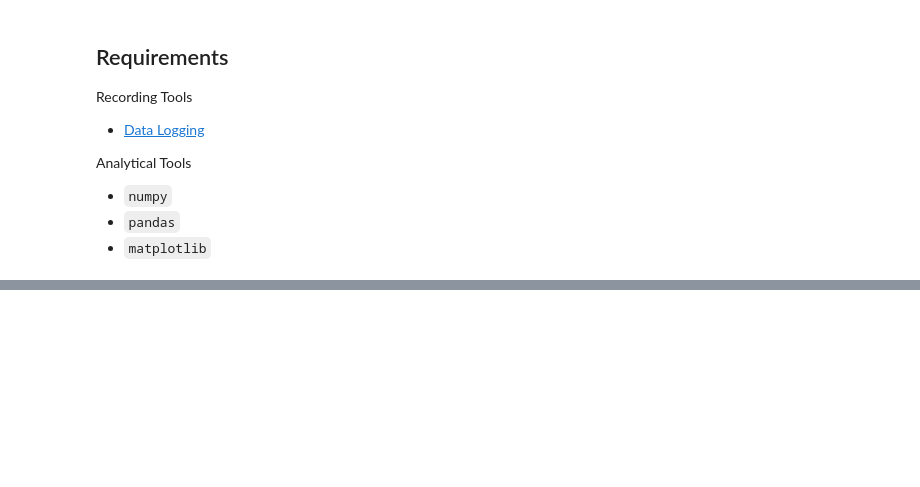
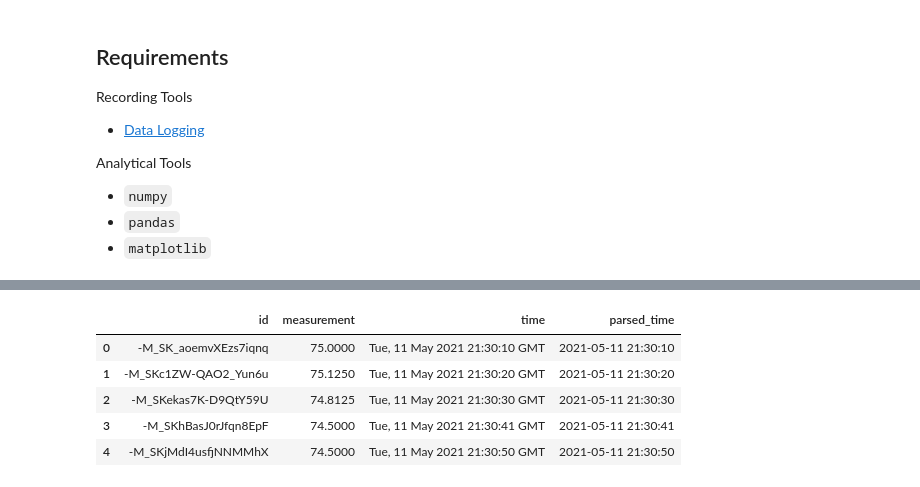
Before and after one commit to ztbochanski/PH212-Data-Logging, a Jupyter notebook: PH212_Data_Logger.ipynb, the cells around one changed output, grey strips where cells are left out. Drawn from its saved outputs; the diff is of its cells as text; code cells hidden in the pictures; blank space fills up the shorter version.

```diff
--- a/PH212_Data_Logger.ipynb
+++ b/PH212_Data_Logger.ipynb
@@ -28,0 +35,19 @@ from numpy.polynomial import polynomial as ply
+# %%
+data = pd.read_csv('data/ds18b20_data.csv')
+# rename comumns
+df = data.rename(columns=lambda x: x.strip())
+df = df.assign(parsed_time=lambda x: pd.to_datetime(x.time, infer_datetime_format=True) )
+# data time series
+parsed_time = df['parsed_time']
+# data temp series
+data_temp = df['measurement']
+
+# display
+df.head(5)
+# %% [output]
+|  | id | measurement | time | parsed_time |
+| 0 | -M_SK_aoemvXEzs7iqnq | 75.0000 | Tue, 11 May 2021 21:30:10 GMT | 2021-05-11 21:30:10 |
+| 1 | -M_SKc1ZW-QAO2_Yun6u | 75.1250 | Tue, 11 May 2021 21:30:20 GMT | 2021-05-11 21:30:20 |
+| 2 | -M_SKekas7K-D9QtY59U | 74.8125 | Tue, 11 May 2021 21:30:30 GMT | 2021-05-11 21:30:30 |
+| 3 | -M_SKhBasJ0rJfqn8EpF | 74.5000 | Tue, 11 May 2021 21:30:41 GMT | 2021-05-11 21:30:41 |
+| 4 | -M_SKjMdI4usfjNNMMhX | 74.5000 | Tue, 11 May 2021 21:30:50 GMT | 2021-05-11 21:30:50 |
```
Also changed, not shown: parts of 4 cells of this notebook, 2 other files.
